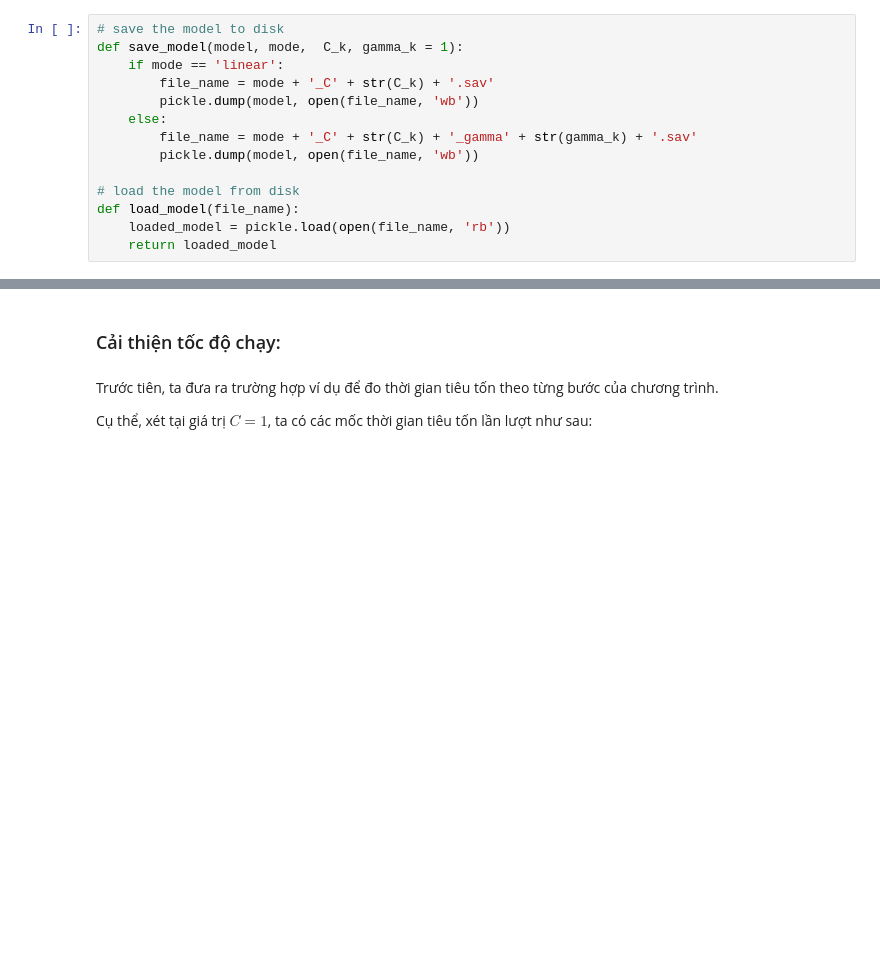
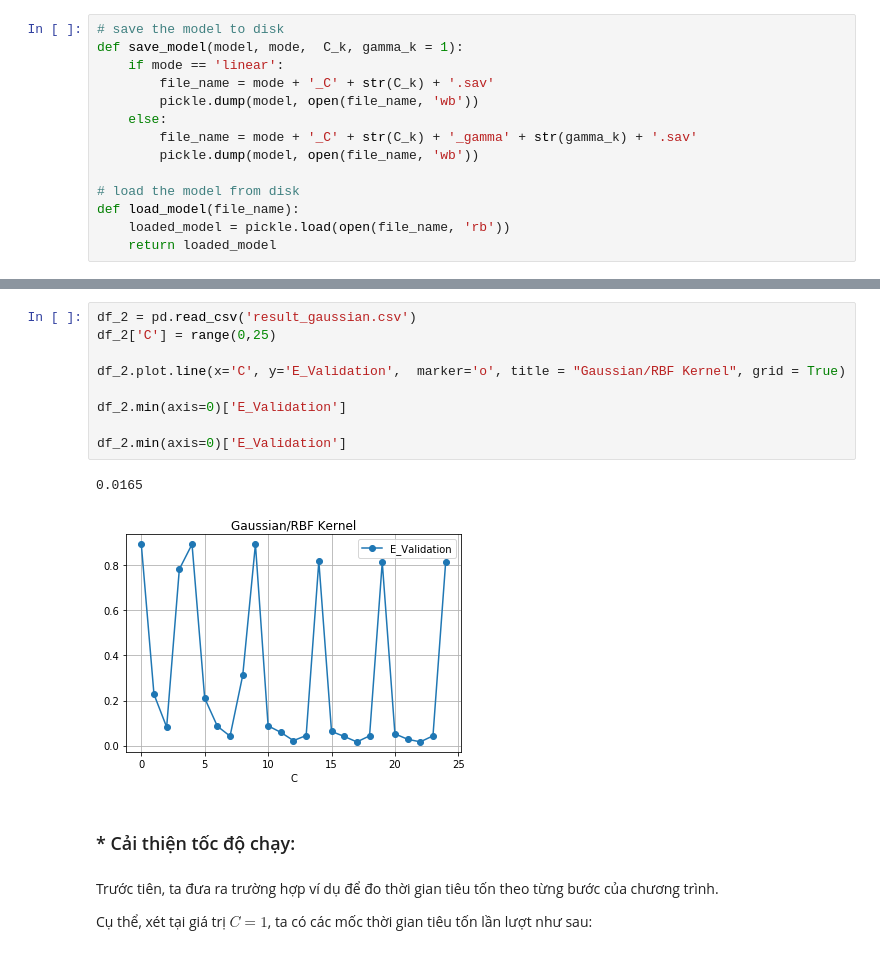
Before and after one commit to bason1999qn/Final_Machine_Learning, a Jupyter notebook: SVM_run.ipynb, the cells around one changed output, grey strips where cells are left out. Cells and saved outputs as stored; diff of their text form; blank space fills up the shorter version.

```diff
--- a/SVM_run.ipynb
+++ b/SVM_run.ipynb
@@ -172,5 +250,17 @@ for k in range(-3,4):
+# %%
+df_2 = pd.read_csv('result_gaussian.csv')
+df_2['C'] = range(0,25)
+
+df_2.plot.line(x='C', y='E_Validation',  marker='o', title = "Gaussian/RBF Kernel", grid = True)
+
+df_2.min(axis=0)['E_Validation']
+
+df_2.min(axis=0)['E_Validation']
+# %% [output]
+0.0165
+[figure, added]
 # %% [markdown]
-### Cải thiện tốc độ chạy:
+### * Cải thiện tốc độ chạy:
 # %% [markdown]
 Trước tiên, ta đưa ra trường hợp ví dụ để đo thời gian tiêu tốn theo từng bước của chương trình.
 
```
Also changed, not shown: parts of 14 cells of this notebook.
